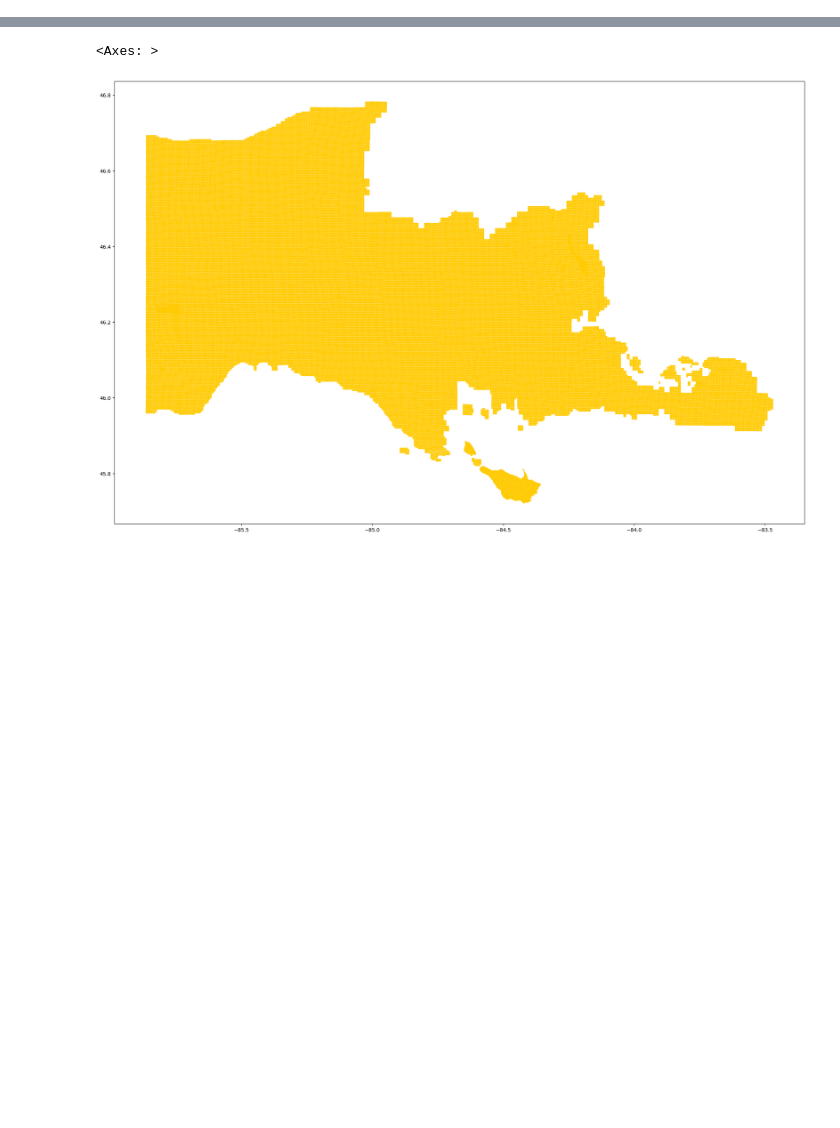
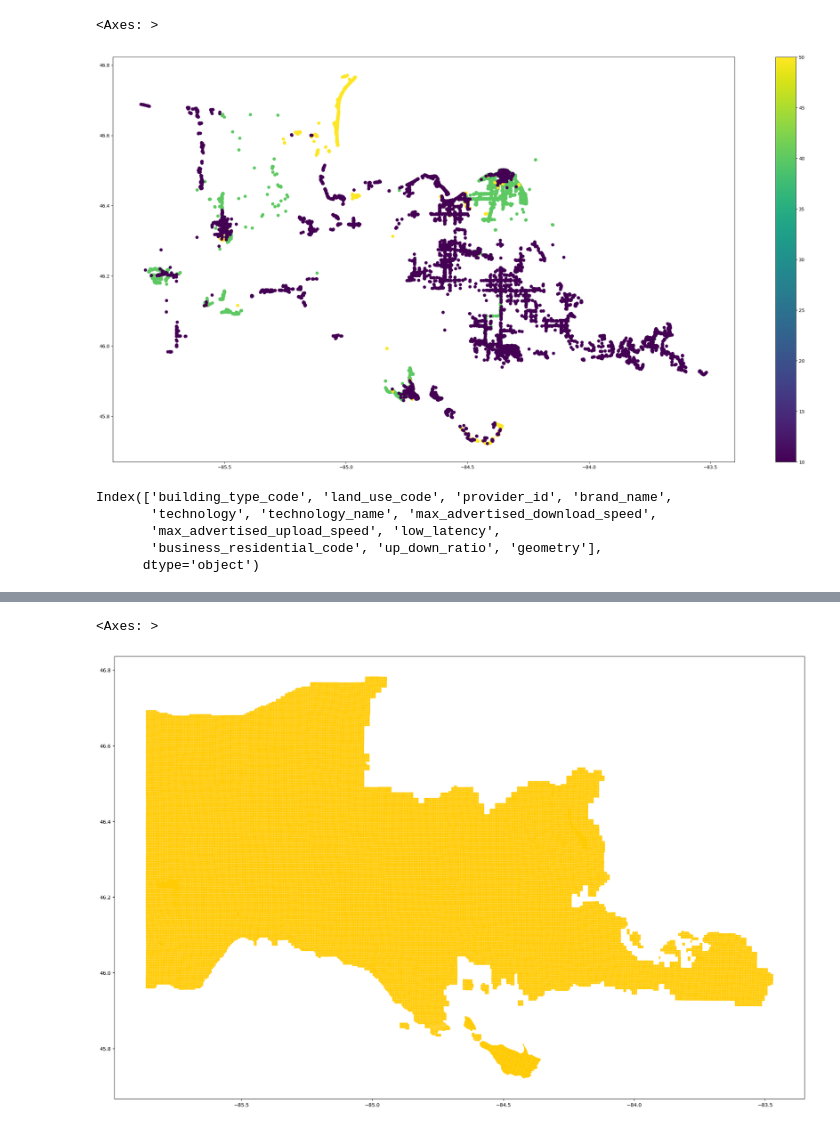
Before and after one commit to jasonkronemeyer/DigitalEquity, a Jupyter notebook: Practice/699-Build2.ipynb, the cells around one changed output, grey strips where cells are left out. Cells and saved outputs as stored; diff of their text form; code cells hidden in the pictures; blank space fills up the shorter version.

```diff
--- a/Practice/699-Build2.ipynb
+++ b/Practice/699-Build2.ipynb
@@ -58,0 +128,6 @@ len(eup_sections)
+# %%
+BDC_Copper_gdf = BDC_Copper_gdf[['unit_count', 'bsl_flag', 'building_type_code',
+                               'land_use_code', 'h3_9', 'fcc_rel', 'frn', 'provider_id', 'brand_name',
+                               'technology', 'max_advertised_download_speed', 'max_advertised_upload_speed',
+                               'low_latency', 'business_residential_code', 'geometry']]
+BDC_Copper_gdf['technology_name'] = 'DSL'
@@ -58,0 +152,2 @@ len(eup_sections)
+# %%
+BDC_Copper_gdf['low_latency'] = 0
@@ -58,0 +174,7 @@ len(eup_sections)
+# %%
+BDC_fixed_gdf = pd.concat([BDC_Cable_gdf, BDC_Fiber_gdf, BDC_Copper_gdf], ignore_index=True)
+BDC_fixed_gdf = BDC_fixed_gdf[['building_type_code', 'land_use_code', 'provider_id', 'brand_name',
+                               'technology', 'technology_name', 'max_advertised_download_speed', 'max_advertised_upload_speed',
+                               'low_latency', 'business_residential_code', 'geometry']]
+# %%
+BDC_fixed_gdf['up_down_ratio'] = BDC_fixed_gdf['max_advertised_upload_speed'] / BDC_fixed_gdf['max_advertised_download_speed']
@@ -58,0 +196,5 @@ len(eup_sections)
+# %%
+BDC_fixed_gdf.plot(BDC_fixed_gdf['technology'], figsize=(32,16), legend=True)
+# %% [output]
+<Axes: >
+[figure, added]
@@ -58,0 +205,8 @@ len(eup_sections)
+# %%
+BDC_fixed_gdf.columns
+# %% [output]
+Index(['building_type_code', 'land_use_code', 'provider_id', 'brand_name',
+       'technology', 'technology_name', 'max_advertised_download_speed',
+       'max_advertised_upload_speed', 'low_latency',
+       'business_residential_code', 'up_down_ratio', 'geometry'],
+      dtype='object')
```
Also changed, not shown: parts of 27 cells of this notebook, 3 other files.
